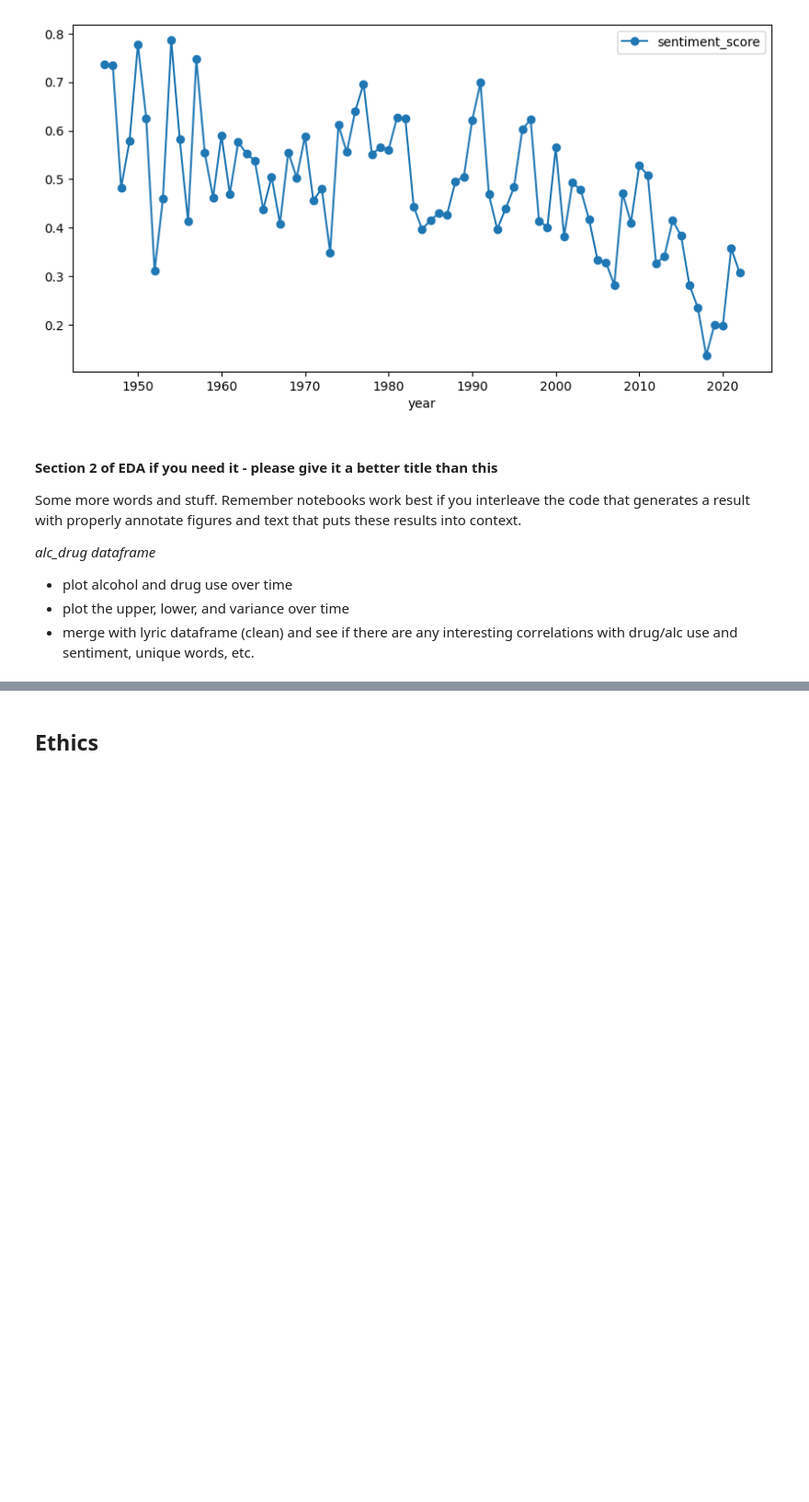
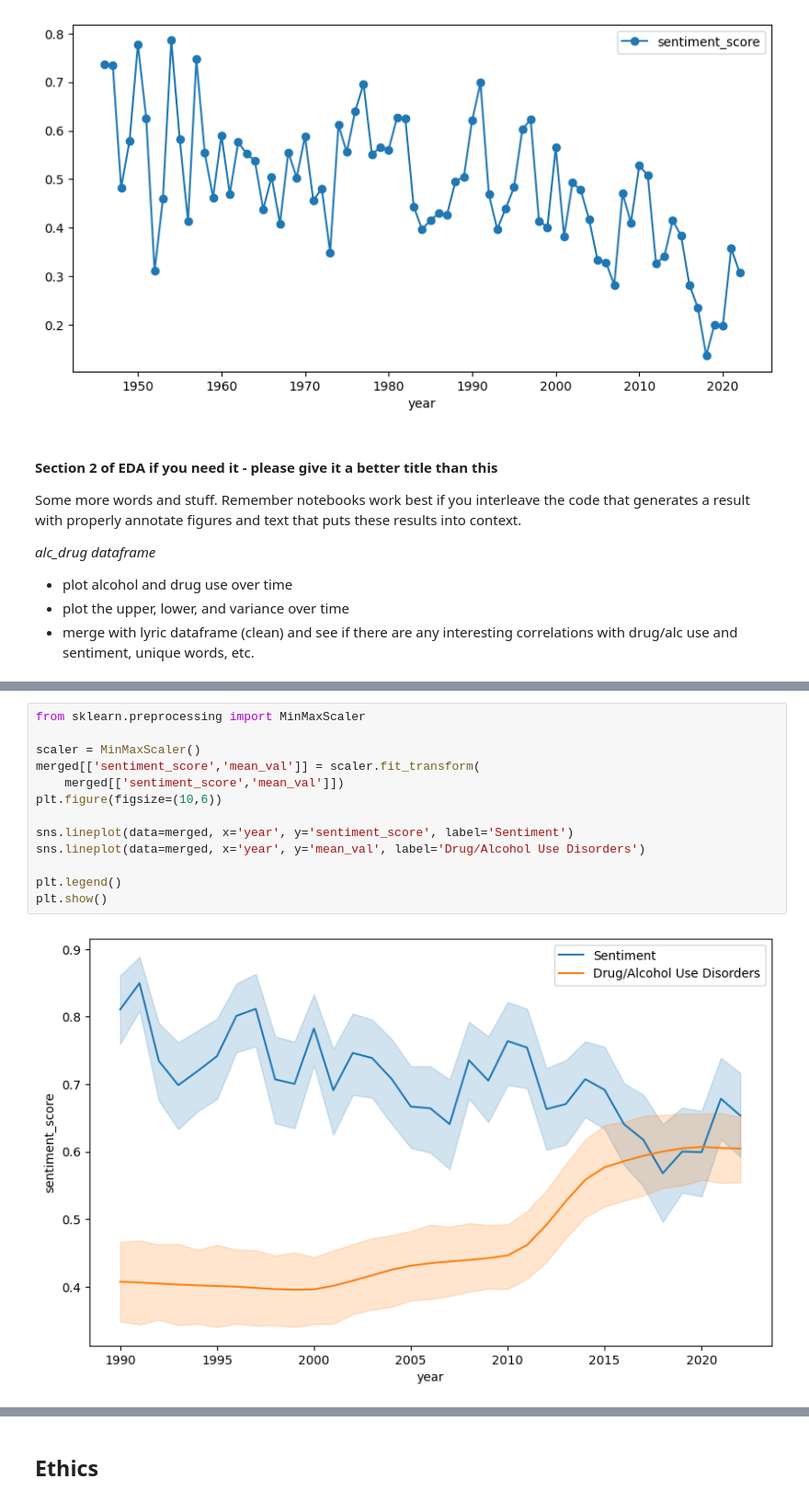
Before and after one commit to COGS108/Group104_WI26, a Jupyter notebook: 02-EDACheckpoint.ipynb, the cells around one changed output, grey strips where cells are left out. Shown at 92% size. Drawn from its saved outputs; the diff is of its cells as text; blank space fills up the shorter version.

```diff
--- a/02-EDACheckpoint.ipynb
+++ b/02-EDACheckpoint.ipynb
@@ -584,0 +624,15 @@ merged
+# %%
+from sklearn.preprocessing import MinMaxScaler
+
+scaler = MinMaxScaler()
+merged[['sentiment_score','mean_val']] = scaler.fit_transform(
+    merged[['sentiment_score','mean_val']])
+plt.figure(figsize=(10,6))
+
+sns.lineplot(data=merged, x='year', y='sentiment_score', label='Sentiment')
+sns.lineplot(data=merged, x='year', y='mean_val', label='Drug/Alcohol Use Disorders')
+
+plt.legend()
+plt.show()
+# %% [output]
+[figure, added]
```
Also changed, not shown: parts of 10 cells of this notebook, 1 other file.
